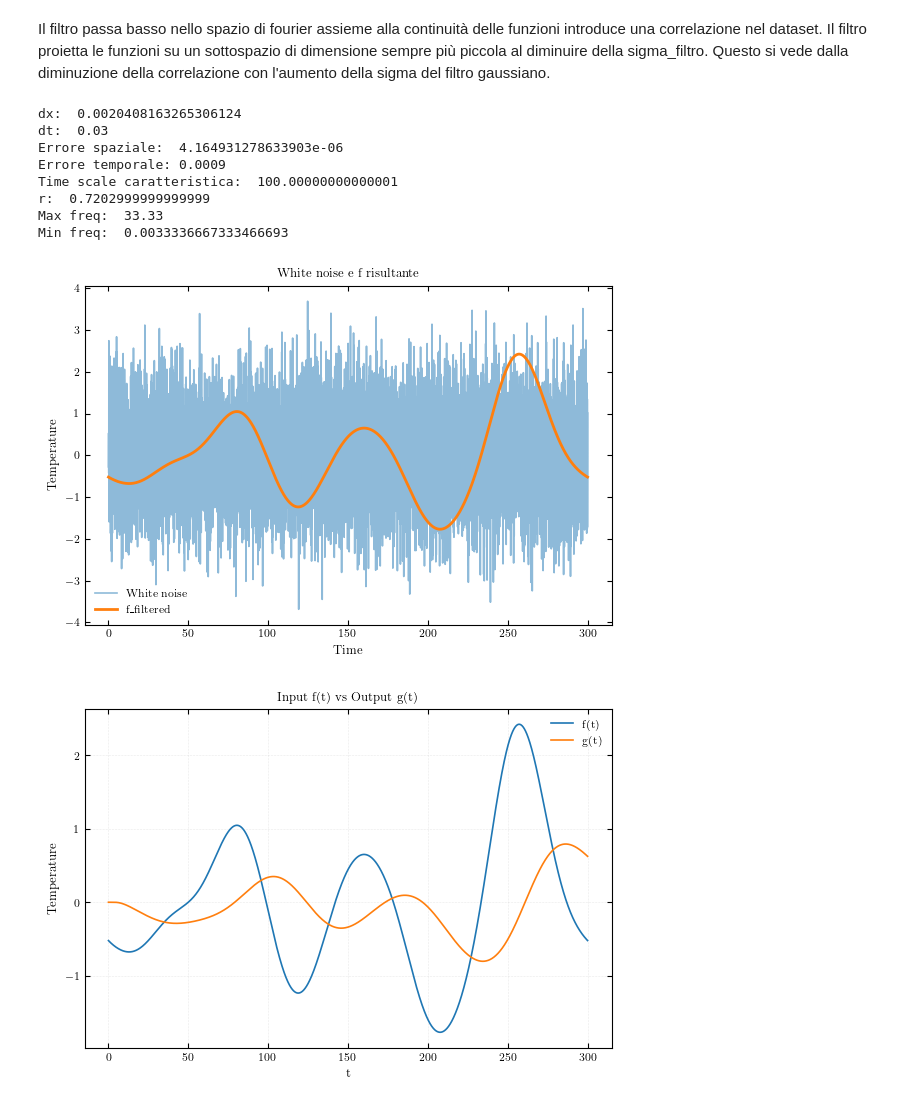
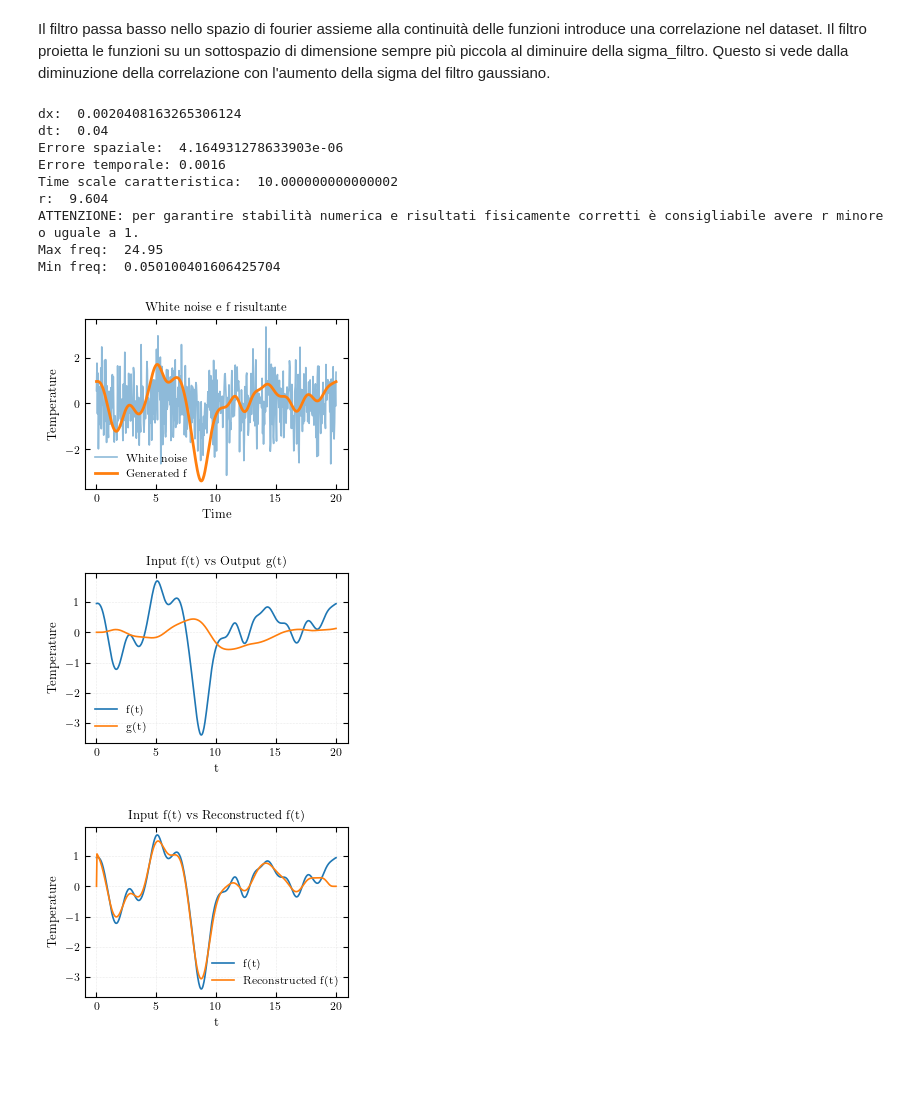
Before and after one commit to Sparisi01/RPM_implementation, a Jupyter notebook: dataset_generator.ipynb, the cells around one changed output. Cells and saved outputs as stored; diff of their text form; code cells hidden in the pictures; blank space fills up the shorter version.

```diff
--- a/dataset_generator.ipynb
+++ b/dataset_generator.ipynb
@@ -94,9 +94,9 @@ def generate_random_f_from_white_noise(t_array: np.ndarray,sigma_white_noise: fl
 
     # Plot del white noise e della funzione generata
     if verbose:
-        plt.figure(figsize=(6.8, 4.4))
+        plt.figure(figsize=(3.4, 2.2))
         plt.plot(t_array, f, label="White noise", alpha=0.5)
-        plt.plot(t_array, f_filtered, label="f_filtered", lw=2)
+        plt.plot(t_array, f_filtered, label="Generated f", lw=2)
         plt.legend()
         plt.xlabel("Time")
         plt.ylabel("Temperature")
@@ -144,10 +146,10 @@ plt.show()
 # %% [markdown]
 Il filtro passa basso nello spazio di fourier assieme alla continuità delle funzioni introduce una correlazione nel dataset. Il filtro proietta le funzioni su un sottospazio di dimensione sempre più piccola al diminuire della sigma_filtro. Questo si vede dalla diminuzione della correlazione con l'aumento della sigma del filtro gaussiano.
 # %%
-L = 0.1         # Lunghezza totale
-Tf = 300        # Tempo finale
+L = 0.1        # Lunghezza totale
+Tf = 20        # Tempo finale
 nx = 50         # Griglia spaziale
-nt = 10000      # Griglia temporale
+nt = 500      # Griglia temporale
 
 dx = L/(nx-1)
 dt = Tf/nt
@@ -158,7 +160,7 @@ print("dt: ", dt)
 print("Errore spaziale: ", dx**2)
 print("Errore temporale:", dt**2)
 
-D = 0.0001
+D = 0.001
 r = D*dt/(dx**2)
 
 h = 1
@@ -202,41 +204,42 @@ lu, piv = lu_factor(A)
 T = np.zeros(shape=(nx,nt))
 
 # ----------------------------------------------------------
 # NOTE: Sezione da inserire nel loop per la generazione del dataset
 # Tutto ciò che precede questa sezione è indipendente dalla simulazione
 # sotto la condizione di tenere fissi i parametri di D, h e la discretizzazione spazio-temporale
 
 T[:,0] = 0 # Initial condition
 
-f = generate_random_f_from_white_noise(t_array, sigma_filter=0.01, verbose=True)
+f = generate_random_f_from_white_noise(t_array, sigma_filter=0.3, verbose=True)
 T[0,0] = f[0]
 
 # Questo loop risolve step by step l'equazione implicità
 # A*T(n+1) = B*T(n) + b(n+1)
 for n in range(1,nt):
     b = B @ T[:,n-1]
     b[0] = f[n] # impongo dirichlet
     T[:,n] = lu_solve((lu, piv), b)
 
 # ----------------------------------------------------------
 
-plt.figure(figsize=(6.8, 4.4))
+plt.figure(figsize=(3.4, 2.2))
 plt.plot(t_array, T[0,:], label="f(t)")
 plt.plot(t_array, T[-1,:], label="g(t)")
 plt.legend()
 plt.grid()
-plt.xlabel("t")
+plt.xlabel("Time")
 plt.ylabel("Temperature")
 plt.title("Input f(t) vs Output g(t)")
 plt.show()
 # %% [output]
 dx:  0.0020408163265306124
-dt:  0.03
+dt:  0.04
 Errore spaziale:  4.164931278633903e-06
-Errore temporale: 0.0009
-Time scale caratteristica:  100.00000000000001
-r:  0.7202999999999999
-Max freq:  33.33
-Min freq:  0.0033336667333466693
+Errore temporale: 0.0016
+Time scale caratteristica:  10.000000000000002
+r:  9.604
+ATTENZIONE: per garantire stabilità numerica e risultati fisicamente corretti è consigliabile avere r minore o uguale a 1.
+Max freq:  24.95
+Min freq:  0.050100401606425704
-[figure, old version]
+[figure, new version]
-[figure, old version]
+[figure, new version]
@@ -242,0 +286,12 @@ Min freq:  0.0033336667333466693
+# %%
+plt.figure(figsize=(3.4, 2.2))
+plt.plot(t_array, T[0,:], label="f(t)")
+plt.plot(t_array, f_reconstructed, label="Reconstructed f(t)")
+plt.legend()
+plt.grid()
+plt.xlabel("t")
+plt.ylabel("Temperature")
+plt.title("Input f(t) vs Reconstructed f(t)")
+plt.show()
+# %% [output]
+[figure, added]
```
Also changed, not shown: parts of 3 cells of this notebook, 1 other file.
